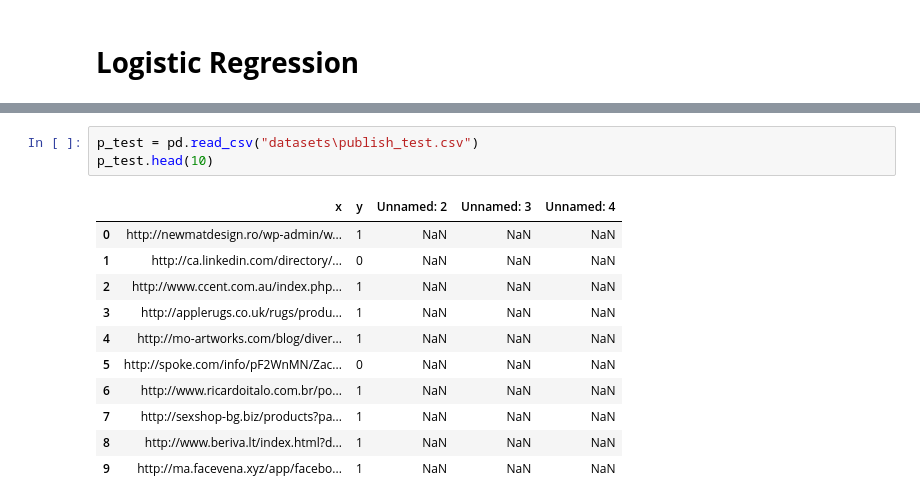
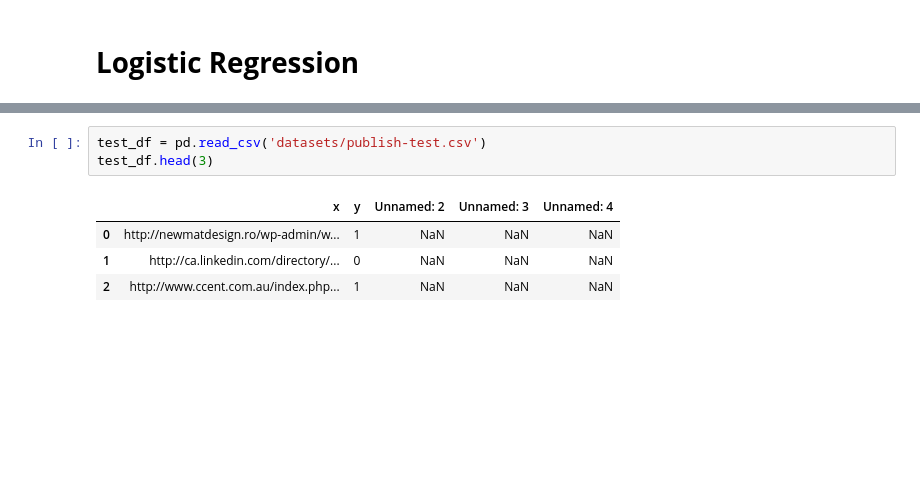
Before and after one commit to buisonanh/phishing-urls-detection, a Jupyter notebook: model.ipynb, the cells around one changed output, grey strips where cells are left out. Drawn from its saved outputs; the diff is of its cells as text; blank space fills up the shorter version.

```diff
--- a/model.ipynb
+++ b/model.ipynb
@@ -295,16 +332,9 @@ else:
 # %%
-p_test = pd.read_csv("datasets\publish_test.csv")
-p_test.head(10)
+test_df = pd.read_csv('datasets/publish-test.csv')
+test_df.head(3)
 # %% [output]
 |  | x | y | Unnamed: 2 | Unnamed: 3 | Unnamed: 4 |
 | 0 | http://newmatdesign.ro/wp-admin/w... | 1 | NaN | NaN | NaN |
 | 1 | http://ca.linkedin.com/directory/... | 0 | NaN | NaN | NaN |
 | 2 | http://www.ccent.com.au/index.php... | 1 | NaN | NaN | NaN |
-| 3 | http://applerugs.co.uk/rugs/produ... | 1 | NaN | NaN | NaN |
-| 4 | http://mo-artworks.com/blog/diver... | 1 | NaN | NaN | NaN |
-| 5 | http://spoke.com/info/pF2WnMN/Zac... | 0 | NaN | NaN | NaN |
-| 6 | http://www.ricardoitalo.com.br/po... | 1 | NaN | NaN | NaN |
-| 7 | http://sexshop-bg.biz/products?pa... | 1 | NaN | NaN | NaN |
-| 8 | http://www.beriva.lt/index.html?d... | 1 | NaN | NaN | NaN |
-| 9 | http://ma.facevena.xyz/app/facebo... | 1 | NaN | NaN | NaN |
 # %%
```
Also changed, not shown: parts of 65 cells of this notebook, 5 other files.
